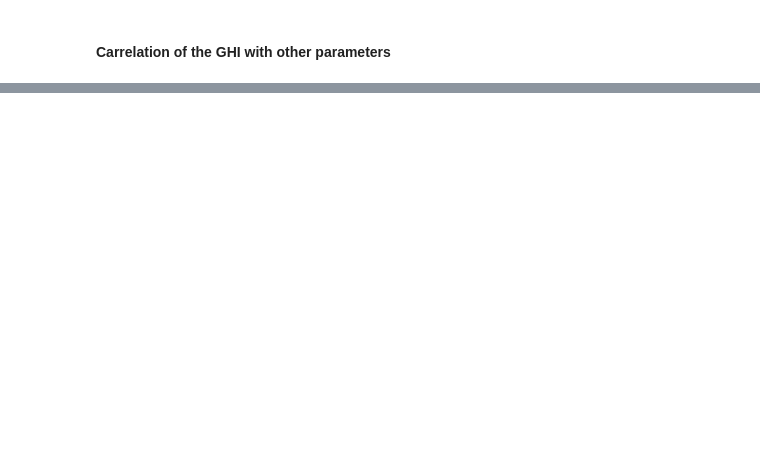
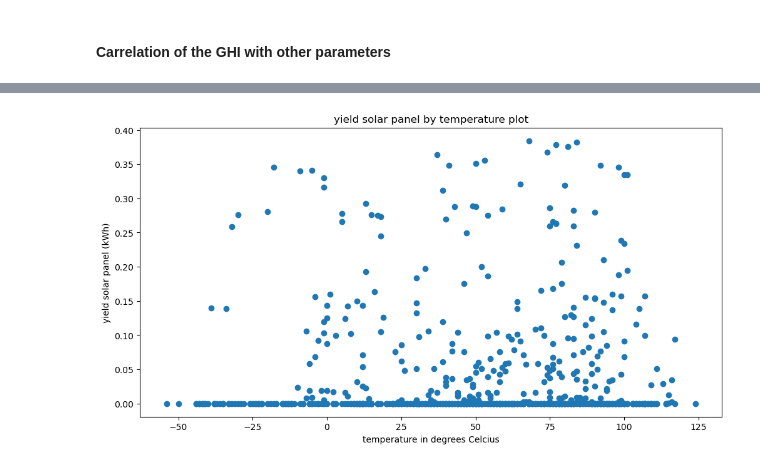
Before and after one commit to SoleilUmwiza92/Solar-Panel-Project, a Jupyter notebook: Energy/MathematicalModel.ipynb, the cells around one changed output, grey strips where cells are left out. Saved outputs shown, nothing was run; the diff lists cells and outputs as text; code cells hidden in the pictures; blank space fills up the shorter version.

```diff
--- a/Energy/MathematicalModel.ipynb
+++ b/Energy/MathematicalModel.ipynb
@@ -428,0 +434,11 @@ heatmap.set_title('Correlation Heatmap of Solar Parameters and Energy Yield', fo
+# %%
+x= df['temperature in degrees Celcius']
+y = df['yield solar panel (kWh)']
+plt.figure(figsize=(12, 6))
+plt.scatter(x,y)#, height = df.solar_efficiency)
+plt.ylabel("yield solar panel (kWh)")
+plt.xlabel("temperature in degrees Celcius")
+plt.title("yield solar panel by temperature plot")
+plt.show()
+# %% [output]
+[figure, added]
```
Also changed, not shown: parts of 4 cells of this notebook, 2 other files.
